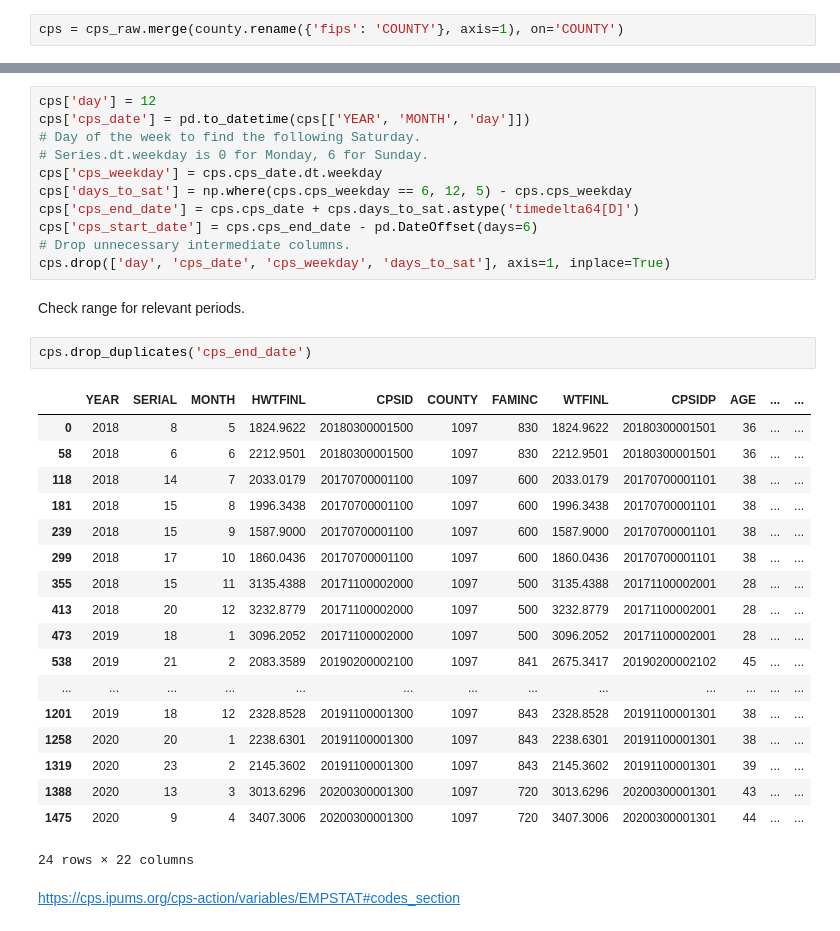
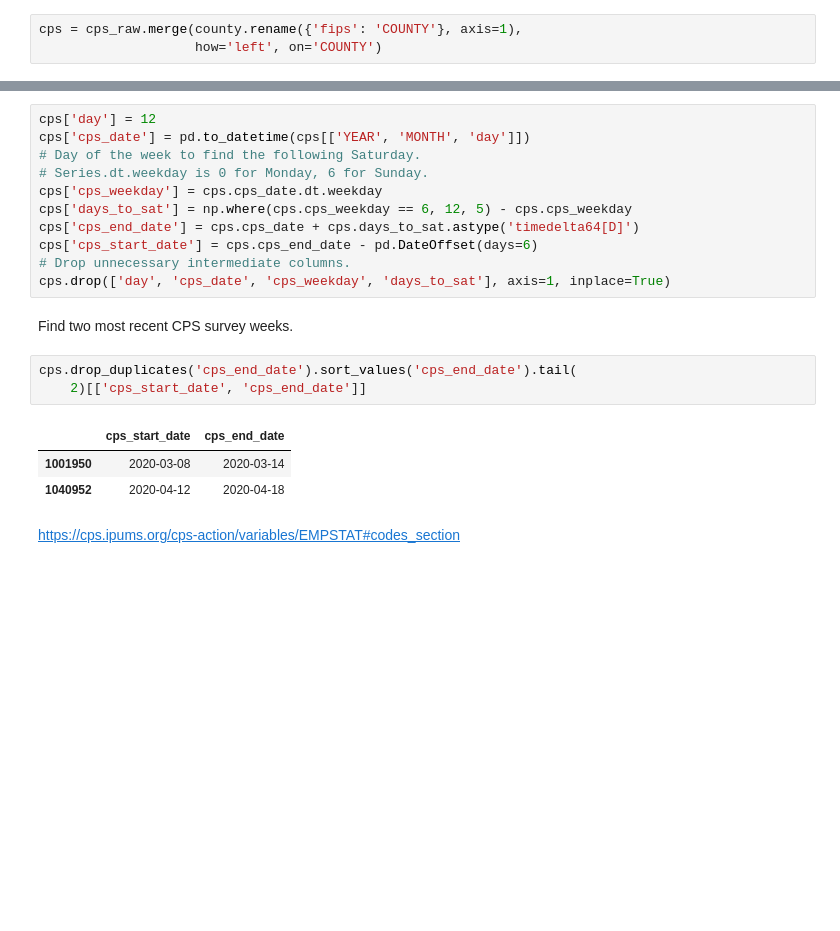
Before and after one commit to MaxGhenis/mit_1432, a Jupyter notebook: paper.ipynb, the cells around one changed output, grey strips where cells are left out. Cells and saved outputs as stored; diff of their text form; blank space fills up the shorter version.

```diff
--- a/paper.ipynb
+++ b/paper.ipynb
@@ -78,7 +78,8 @@ county_date.to_csv('data/county_date.csv', index=False)
 # %% [markdown]
 ### Merge
 # %%
-cps = cps_raw.merge(county.rename({'fips': 'COUNTY'}, axis=1), on='COUNTY')
+cps = cps_raw.merge(county.rename({'fips': 'COUNTY'}, axis=1),
+                    how='left', on='COUNTY')
 # %%
 cps['female'] = cps.SEX == 2
 # %% [markdown]
@@ -94,29 +95,15 @@ cps['cps_end_date'] = cps.cps_date + cps.days_to_sat.astype('timedelta64[D]')
 cps['cps_start_date'] = cps.cps_end_date - pd.DateOffset(days=6)
 # Drop unnecessary intermediate columns.
 cps.drop(['day', 'cps_date', 'cps_weekday', 'days_to_sat'], axis=1, inplace=True)
-# %% [markdown]
-Check range for relevant periods.
+# %% [markdown]
+Find two most recent CPS survey weeks.
 # %%
-cps.drop_duplicates('cps_end_date')
+cps.drop_duplicates('cps_end_date').sort_values('cps_end_date').tail(
+    2)[['cps_start_date', 'cps_end_date']]
 # %% [output]
-|  | YEAR | SERIAL | MONTH | HWTFINL | CPSID | COUNTY | FAMINC | WTFINL | CPSIDP | AGE | ... | ... |
-| 0 | 2018 | 8 | 5 | 1824.9622 | 20180300001500 | 1097 | 830 | 1824.9622 | 20180300001501 | 36 | ... | ... |
-| 58 | 2018 | 6 | 6 | 2212.9501 | 20180300001500 | 1097 | 830 | 2212.9501 | 20180300001501 | 36 | ... | ... |
-| 118 | 2018 | 14 | 7 | 2033.0179 | 20170700001100 | 1097 | 600 | 2033.0179 | 20170700001101 | 38 | ... | ... |
-| 181 | 2018 | 15 | 8 | 1996.3438 | 20170700001100 | 1097 | 600 | 1996.3438 | 20170700001101 | 38 | ... | ... |
-| 239 | 2018 | 15 | 9 | 1587.9000 | 20170700001100 | 1097 | 600 | 1587.9000 | 20170700001101 | 38 | ... | ... |
-| 299 | 2018 | 17 | 10 | 1860.0436 | 20170700001100 | 1097 | 600 | 1860.0436 | 20170700001101 | 38 | ... | ... |
-| 355 | 2018 | 15 | 11 | 3135.4388 | 20171100002000 | 1097 | 500 | 3135.4388 | 20171100002001 | 28 | ... | ... |
-| 413 | 2018 | 20 | 12 | 3232.8779 | 20171100002000 | 1097 | 500 | 3232.8779 | 20171100002001 | 28 | ... | ... |
-| 473 | 2019 | 18 | 1 | 3096.2052 | 20171100002000 | 1097 | 500 | 3096.2052 | 20171100002001 | 28 | ... | ... |
-| 538 | 2019 | 21 | 2 | 2083.3589 | 20190200002100 | 1097 | 841 | 2675.3417 | 20190200002102 | 45 | ... | ... |
-| ... | ... | ... | ... | ... | ... | ... | ... | ... | ... | ... | ... | ... |
-| 1201 | 2019 | 18 | 12 | 2328.8528 | 20191100001300 | 1097 | 843 | 2328.8528 | 20191100001301 | 38 | ... | ... |
-| 1258 | 2020 | 20 | 1 | 2238.6301 | 20191100001300 | 1097 | 843 | 2238.6301 | 20191100001301 | 38 | ... | ... |
-| 1319 | 2020 | 23 | 2 | 2145.3602 | 20191100001300 | 1097 | 843 | 2145.3602 | 20191100001301 | 39 | ... | ... |
-| 1388 | 2020 | 13 | 3 | 3013.6296 | 20200300001300 | 1097 | 720 | 3013.6296 | 20200300001301 | 43 | ... | ... |
-| 1475 | 2020 | 9 | 4 | 3407.3006 | 20200300001300 | 1097 | 720 | 3407.3006 | 20200300001301 | 44 | ... | ... |
+|  | cps_start_date | cps_end_date |
+| 1001950 | 2020-03-08 | 2020-03-14 |
+| 1040952 | 2020-04-12 | 2020-04-18 |
-24 rows × 22 columns
 # %% [markdown]
 https://cps.ipums.org/cps-action/variables/EMPSTAT#codes_section
 # %%
```
Also changed, not shown: parts of 18 cells of this notebook, 1 other file.
